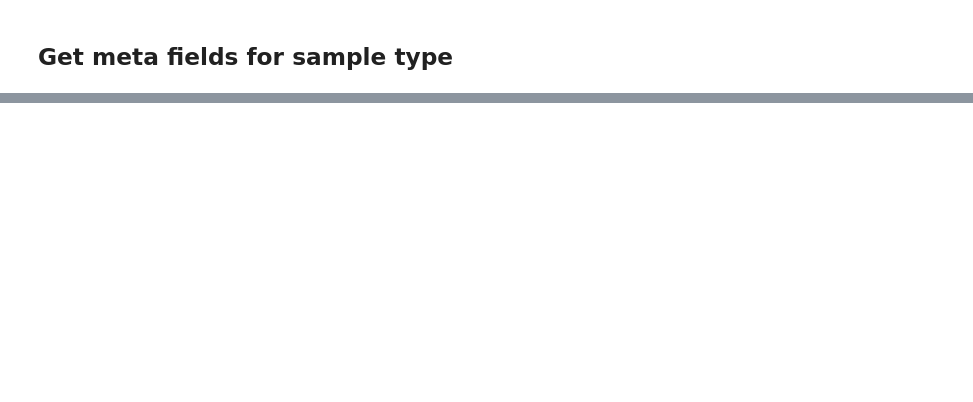
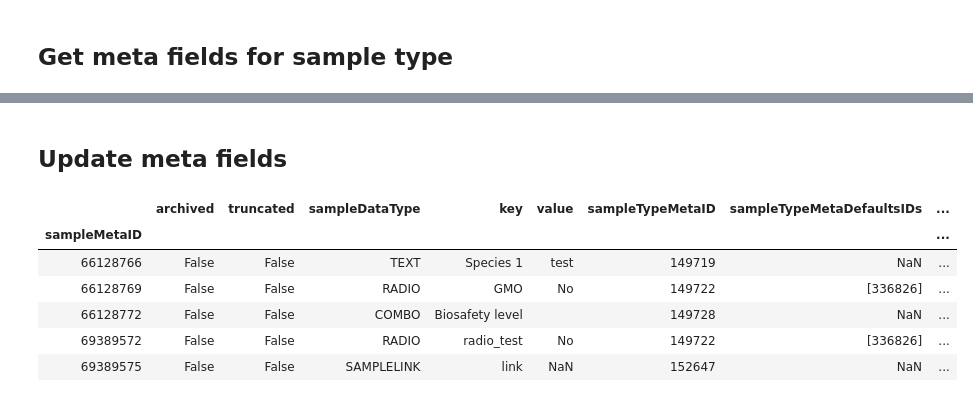
Before and after one commit to matthijsbrouwer/jupyter-elabjournal, a Jupyter notebook: advanced/Sample meta fields.ipynb, the cells around one changed output, grey strips where cells are left out. Cells and saved outputs as stored; diff of their text form; code cells hidden in the pictures; blank space fills up the shorter version.

```diff
--- a/advanced/Sample meta fields.ipynb
+++ b/advanced/Sample meta fields.ipynb
@@ -111 +131,14 @@ sampleTypeMeta.visualize()
 [drawing not drawn]
+# %% [markdown]
+## Update meta fields
+# %%
+metasList = testSampleMetas.all()
+metasList
+# %% [output]
+|  | archived | truncated | sampleDataType | key | value | sampleTypeMetaID | sampleTypeMetaDefaultsIDs | ... |
+| sampleMetaID |  |  |  |  |  |  |  | ... |
+| 66128766 | False | False | TEXT | Species 1 | test | 149719 | NaN | ... |
+| 66128769 | False | False | RADIO | GMO | No | 149722 | [336826] | ... |
+| 66128772 | False | False | COMBO | Biosafety level |  | 149728 | NaN | ... |
+| 69389572 | False | False | RADIO | radio_test | No | 149722 | [336826] | ... |
+| 69389575 | False | False | SAMPLELINK | link | NaN | 152647 | NaN | ... |
```
Also changed, not shown: parts of 19 cells of this notebook, 5 other files.
